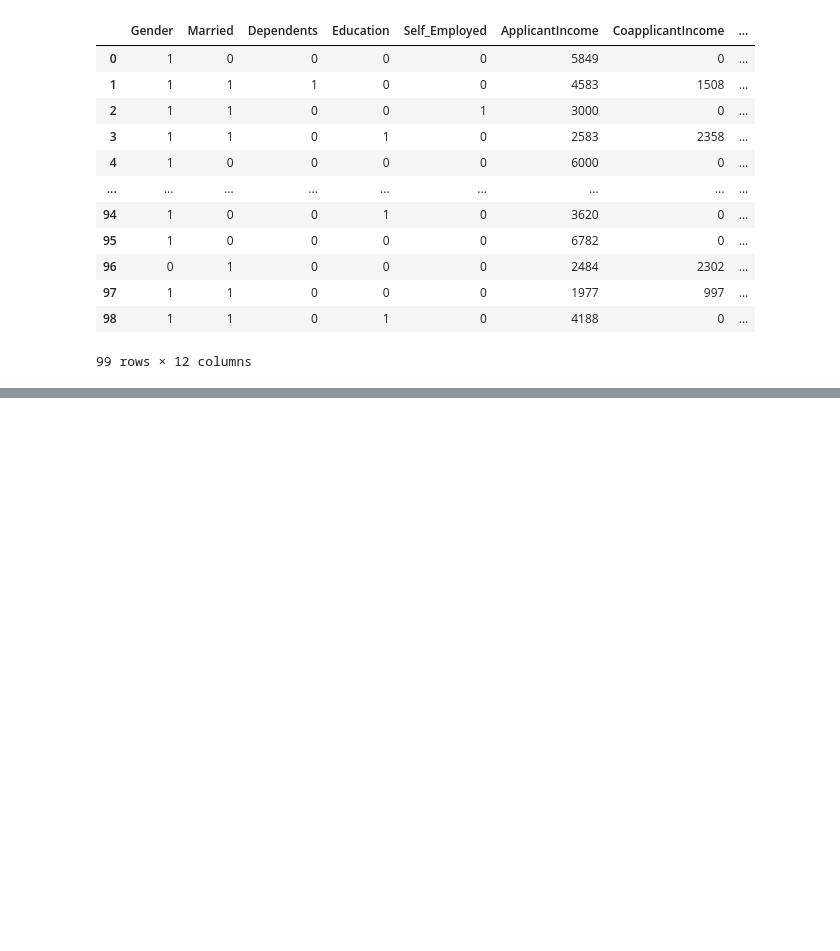
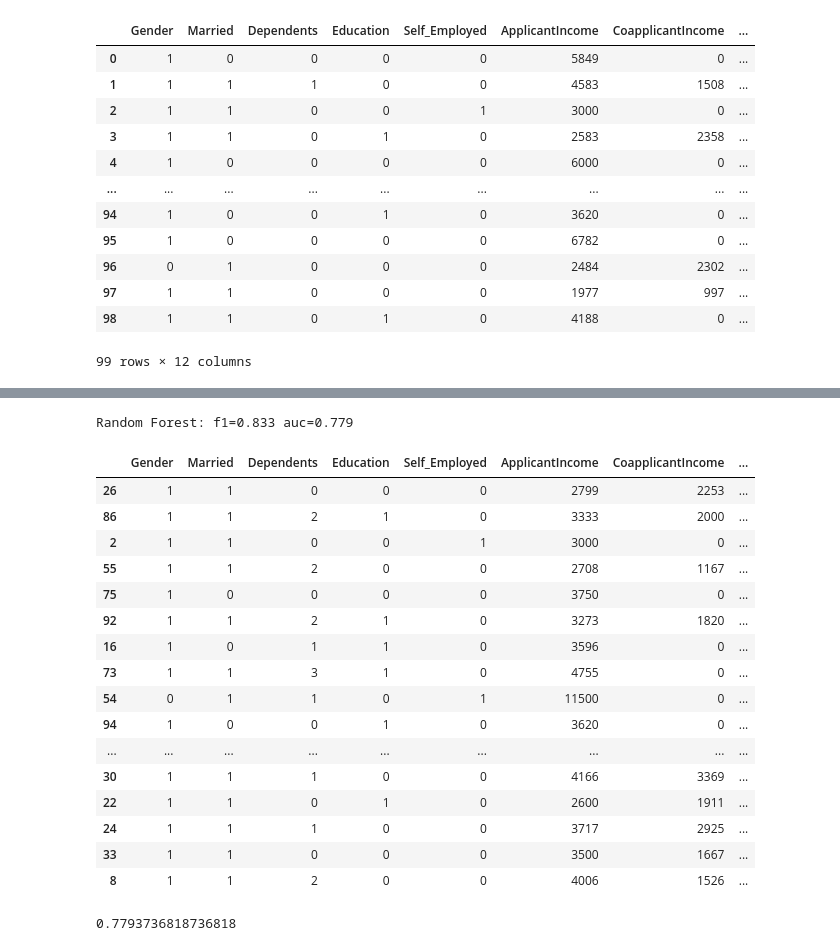
Before and after one commit to Shahidazad/Anomaly, a Jupyter notebook: logisticReg.ipynb, the cells around one changed output, grey strips where cells are left out. Cells and saved outputs as stored; diff of their text form; code cells hidden in the pictures; blank space fills up the shorter version.

```diff
--- a/logisticReg.ipynb
+++ b/logisticReg.ipynb
@@ -85,0 +102,2 @@ dtype: object
+# %%
+y_pred=np.where(y_pre==1,'anomaly','normal')
@@ -85,0 +124,5 @@ dtype: object
+# %%
+# predict probabilitiess
+lr_probs_RF = clf.predict_proba(X_test)
+# keep probabilities for the positive outcome only
+lr_probs_RF = lr_probs_RF[:, 1]
@@ -85,0 +140,32 @@ dtype: object
+# %%
+lr_precision_RF, lr_recall_RF, _ = precision_recall_curve(y_test, lr_probs_RF)
+lr_f1_RF, lr_auc_RF = f1_score(y_test, y_pre), auc(lr_recall_RF, lr_precision_RF)
+# summarize scores
+print('Random Forest: f1=%.3f auc=%.3f' % (lr_f1_RF, lr_auc_RF))
+#return (y_pred, max(lr_probs_RF))
+
+X_test['Prediction'] = y_pred
+X_test
+# %% [output]
+Random Forest: f1=0.833 auc=0.779
+|  | Gender | Married | Dependents | Education | Self_Employed | ApplicantIncome | CoapplicantIncome | ... |
+| 26 | 1 | 1 | 0 | 0 | 0 | 2799 | 2253 | ... |
+| 86 | 1 | 1 | 2 | 1 | 0 | 3333 | 2000 | ... |
+| 2 | 1 | 1 | 0 | 0 | 1 | 3000 | 0 | ... |
+| 55 | 1 | 1 | 2 | 0 | 0 | 2708 | 1167 | ... |
+| 75 | 1 | 0 | 0 | 0 | 0 | 3750 | 0 | ... |
+| 92 | 1 | 1 | 2 | 1 | 0 | 3273 | 1820 | ... |
+| 16 | 1 | 0 | 1 | 1 | 0 | 3596 | 0 | ... |
+| 73 | 1 | 1 | 3 | 1 | 0 | 4755 | 0 | ... |
+| 54 | 0 | 1 | 1 | 0 | 1 | 11500 | 0 | ... |
+| 94 | 1 | 0 | 0 | 1 | 0 | 3620 | 0 | ... |
+| ... | ... | ... | ... | ... | ... | ... | ... | ... |
+| 30 | 1 | 1 | 1 | 0 | 0 | 4166 | 3369 | ... |
+| 22 | 1 | 1 | 0 | 1 | 0 | 2600 | 1911 | ... |
+| 24 | 1 | 1 | 1 | 0 | 0 | 3717 | 2925 | ... |
+| 33 | 1 | 1 | 0 | 0 | 0 | 3500 | 1667 | ... |
+| 8 | 1 | 1 | 2 | 0 | 0 | 4006 | 1526 | ... |
+# %%
+auc(lr_recall_RF, lr_precision_RF)
+# %% [output]
+0.7793736818736818
```
Also changed, not shown: parts of 14 cells of this notebook.
